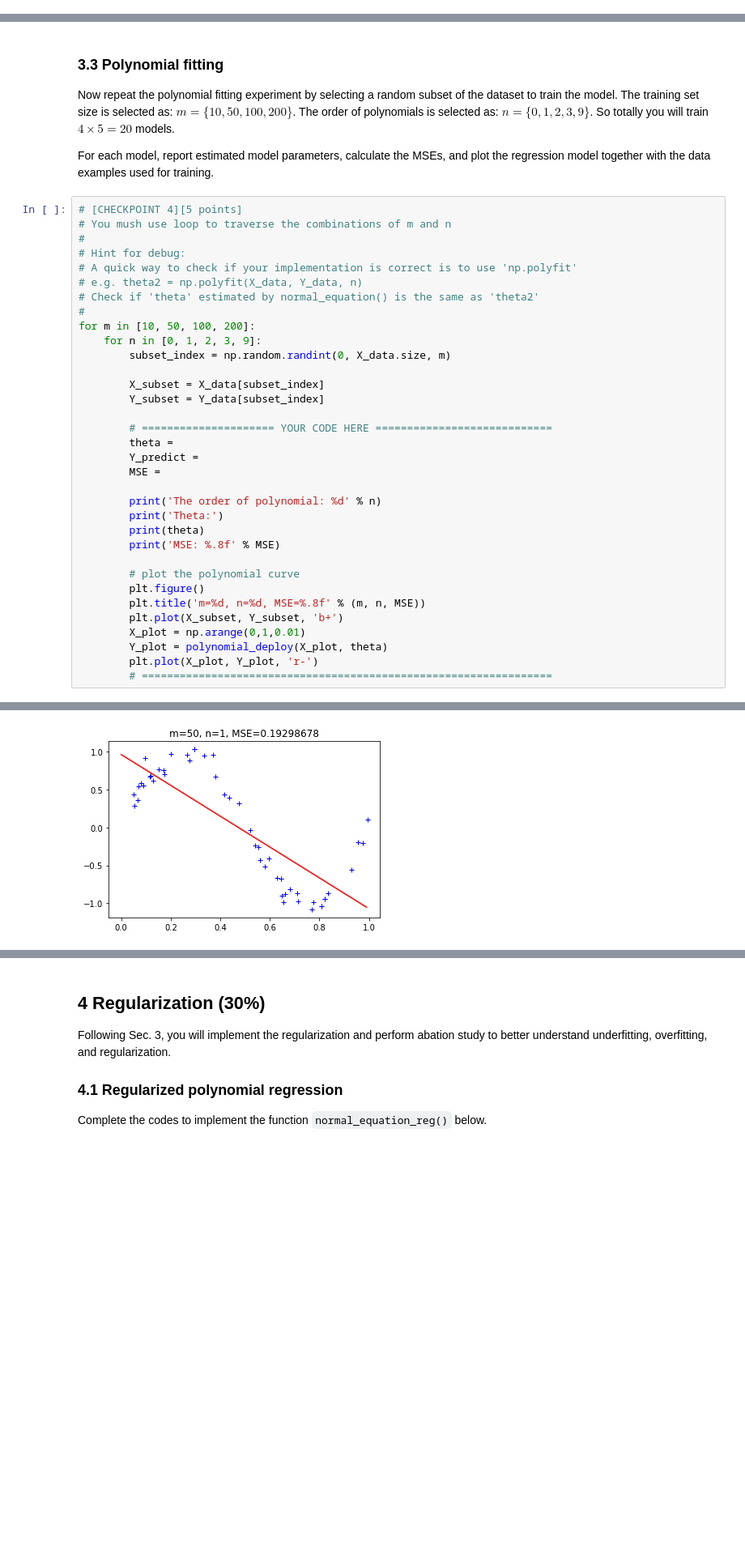
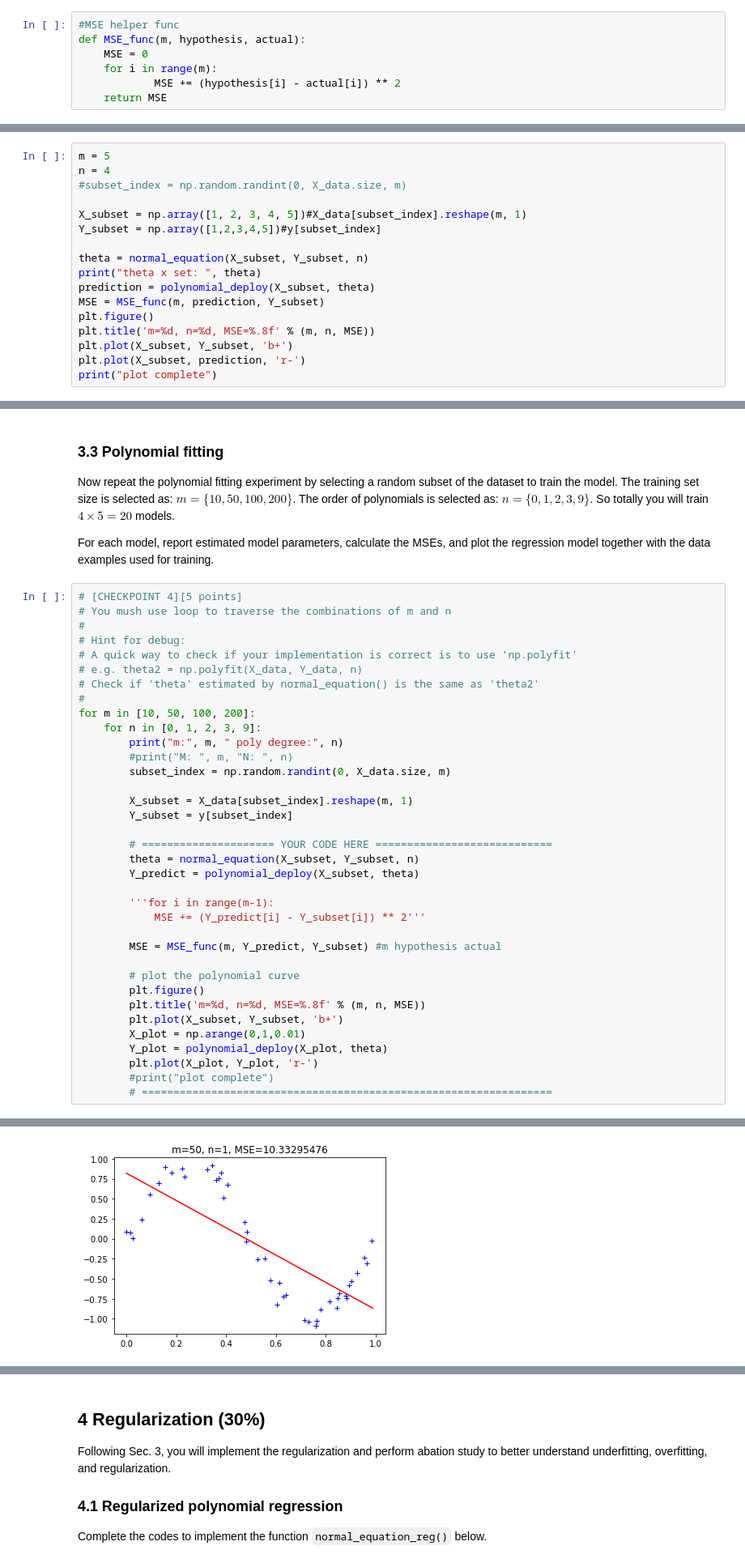
Before and after one commit to cmhay/MachineLearningHomework, a Jupyter notebook: HW2/HW2/hw2.ipynb, the cells around one changed output, grey strips where cells are left out. Shown at 81% size. Saved outputs shown, nothing was run; the diff lists cells and outputs as text; blank space fills up the shorter version.

```diff
--- a/HW2/HW2/hw2.ipynb
+++ b/HW2/HW2/hw2.ipynb
@@ -243,3 +293,10 @@ def polynomial_deploy(X, theta):
     # ===================== YOUR CODE HERE ============================
 
     return Y.flatten()
+# %%
+#MSE helper func
+def MSE_func(m, hypothesis, actual):
+    MSE = 0
+    for i in range(m):
+            MSE += (hypothesis[i] - actual[i]) ** 2
+    return MSE
@@ -245,0 +320,17 @@ def polynomial_deploy(X, theta):
+# %%
+m = 5
+n = 4
+#subset_index = np.random.randint(0, X_data.size, m)
+
+X_subset = np.array([1, 2, 3, 4, 5])#X_data[subset_index].reshape(m, 1)
+Y_subset = np.array([1,2,3,4,5])#y[subset_index]
+
+theta = normal_equation(X_subset, Y_subset, n)
+print("theta x set: ", theta)
+prediction = polynomial_deploy(X_subset, theta)
+MSE = MSE_func(m, prediction, Y_subset)
+plt.figure()
+plt.title('m=%d, n=%d, MSE=%.8f' % (m, n, MSE))
+plt.plot(X_subset, Y_subset, 'b+')
+plt.plot(X_subset, prediction, 'r-')
+print("plot complete")
@@ -260,20 +356,21 @@ For each model, report estimated model parameters, calculate the MSEs, and plot
 #
 for m in [10, 50, 100, 200]:
     for n in [0, 1, 2, 3, 9]:
+        print("m:", m, " poly degree:", n)
+        #print("M: ", m, "N: ", n)
         subset_index = np.random.randint(0, X_data.size, m)
 
-        X_subset = X_data[subset_index]
-        Y_subset = Y_data[subset_index]
+        X_subset = X_data[subset_index].reshape(m, 1)
+        Y_subset = y[subset_index]
 
         # ===================== YOUR CODE HERE ============================
-        theta =
-        Y_predict =
-        MSE =
+        theta = normal_equation(X_subset, Y_subset, n)
+        Y_predict = polynomial_deploy(X_subset, theta)
 
-        print('The order of polynomial: %d' % n)
-        print('Theta:')
-        print(theta)
-        print('MSE: %.8f' % MSE)
+        '''for i in range(m-1):
+            MSE += (Y_predict[i] - Y_subset[i]) ** 2'''
+
+        MSE = MSE_func(m, Y_predict, Y_subset) #m hypothesis actual
 
         # plot the polynomial curve
         plt.figure()
@@ -282,5 +379,6 @@ for m in [10, 50, 100, 200]:
         X_plot = np.arange(0,1,0.01)
         Y_plot = polynomial_deploy(X_plot, theta)
         plt.plot(X_plot, Y_plot, 'r-')
+        #print("plot complete")
         # =================================================================
 # %% [output]
@@ -310 +411 @@ MSE: 0.00896045
-[figure, old version]
+[figure, new version]
```
Also changed, not shown: parts of 18 cells of this notebook, 2 other files.
